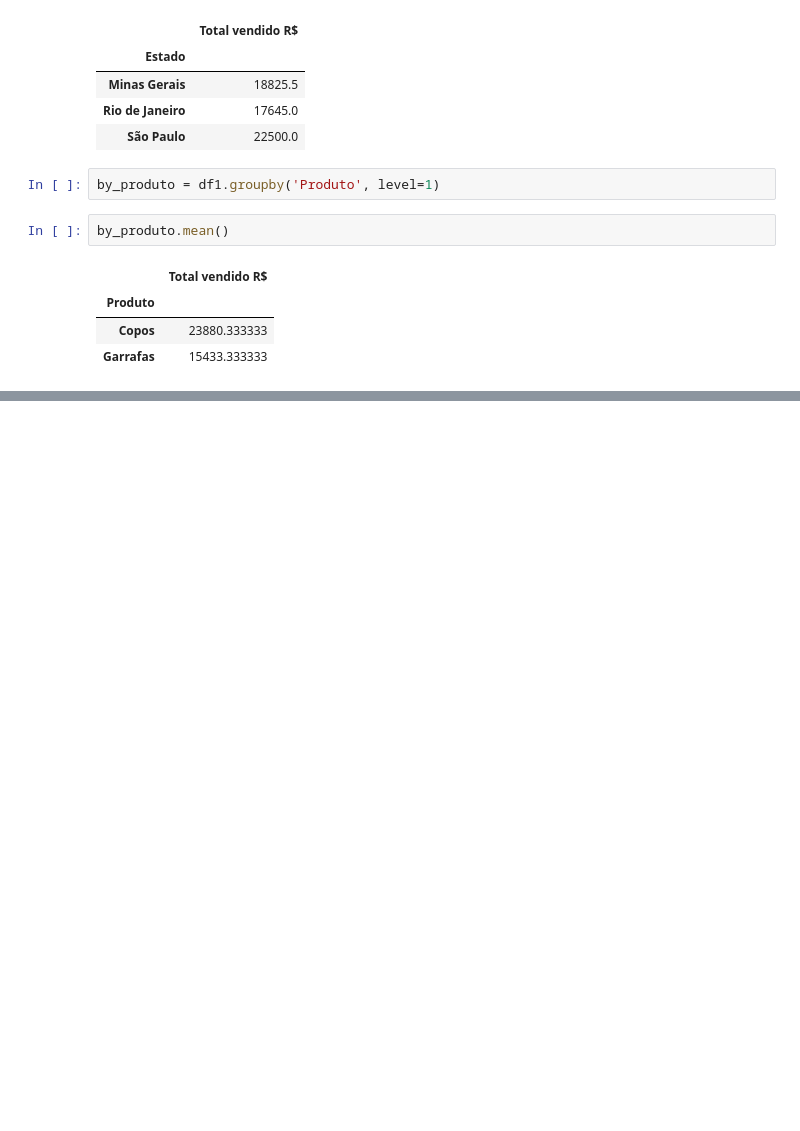
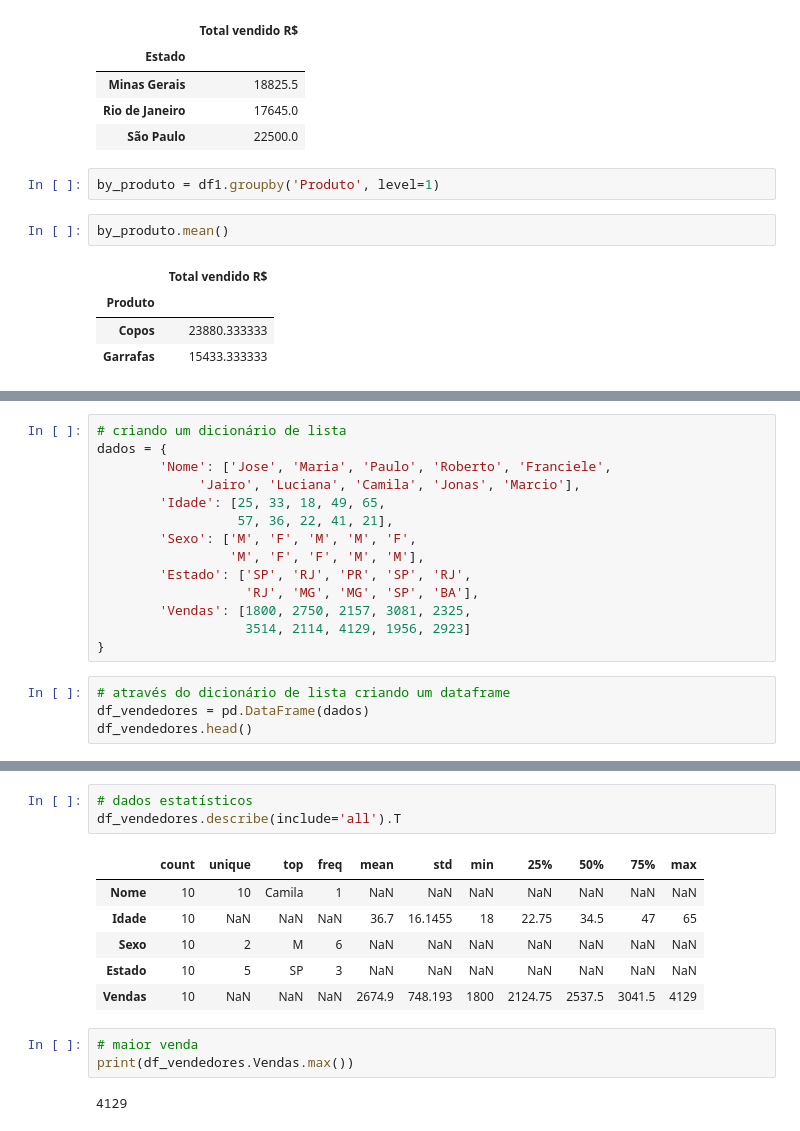
Before and after one commit to FGalvao77/others-knowledge-in-python-for-data-science, a Jupyter notebook: Uso_do_group_by.ipynb, the cells around one changed output, grey strips where cells are left out. Cells and saved outputs as stored; diff of their text form; blank space fills up the shorter version.

```diff
--- a/Uso_do_group_by.ipynb
+++ b/Uso_do_group_by.ipynb
@@ -196,0 +202,18 @@ by_produto.mean()
+# %%
+# criando um dicionário de lista
+dados = {
+        'Nome': ['Jose', 'Maria', 'Paulo', 'Roberto', 'Franciele',
+             'Jairo', 'Luciana', 'Camila', 'Jonas', 'Marcio'],
+        'Idade': [25, 33, 18, 49, 65,
+                  57, 36, 22, 41, 21],
+        'Sexo': ['M', 'F', 'M', 'M', 'F',
+                 'M', 'F', 'F', 'M', 'M'],
+        'Estado': ['SP', 'RJ', 'PR', 'SP', 'RJ',
+                   'RJ', 'MG', 'MG', 'SP', 'BA'],
+        'Vendas': [1800, 2750, 2157, 3081, 2325,
+                   3514, 2114, 4129, 1956, 2923]
+}
+# %%
+# através do dicionário de lista criando um dataframe
+df_vendedores = pd.DataFrame(dados)
+df_vendedores.head()
@@ -196,0 +245,15 @@ by_produto.mean()
+# %%
+# dados estatísticos
+df_vendedores.describe(include='all').T
+# %% [output]
+|  | count | unique | top | freq | mean | std | min | 25% | 50% | 75% | max |
+| Nome | 10 | 10 | Camila | 1 | NaN | NaN | NaN | NaN | NaN | NaN | NaN |
+| Idade | 10 | NaN | NaN | NaN | 36.7 | 16.1455 | 18 | 22.75 | 34.5 | 47 | 65 |
+| Sexo | 10 | 2 | M | 6 | NaN | NaN | NaN | NaN | NaN | NaN | NaN |
+| Estado | 10 | 5 | SP | 3 | NaN | NaN | NaN | NaN | NaN | NaN | NaN |
+| Vendas | 10 | NaN | NaN | NaN | 2674.9 | 748.193 | 1800 | 2124.75 | 2537.5 | 3041.5 | 4129 |
+# %%
+# maior venda
+print(df_vendedores.Vendas.max())
+# %% [output]
+4129
```
Also changed, not shown: parts of 12 cells of this notebook.
